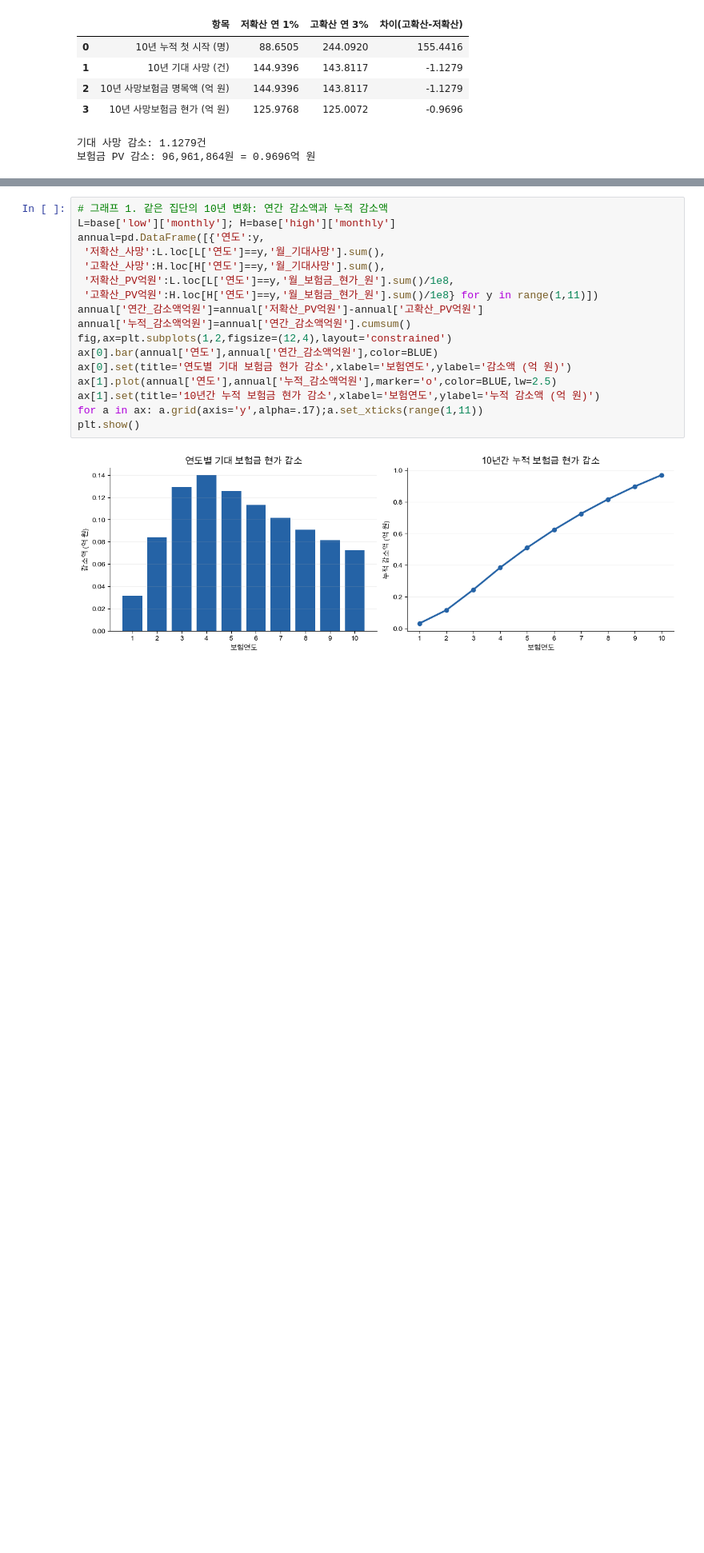
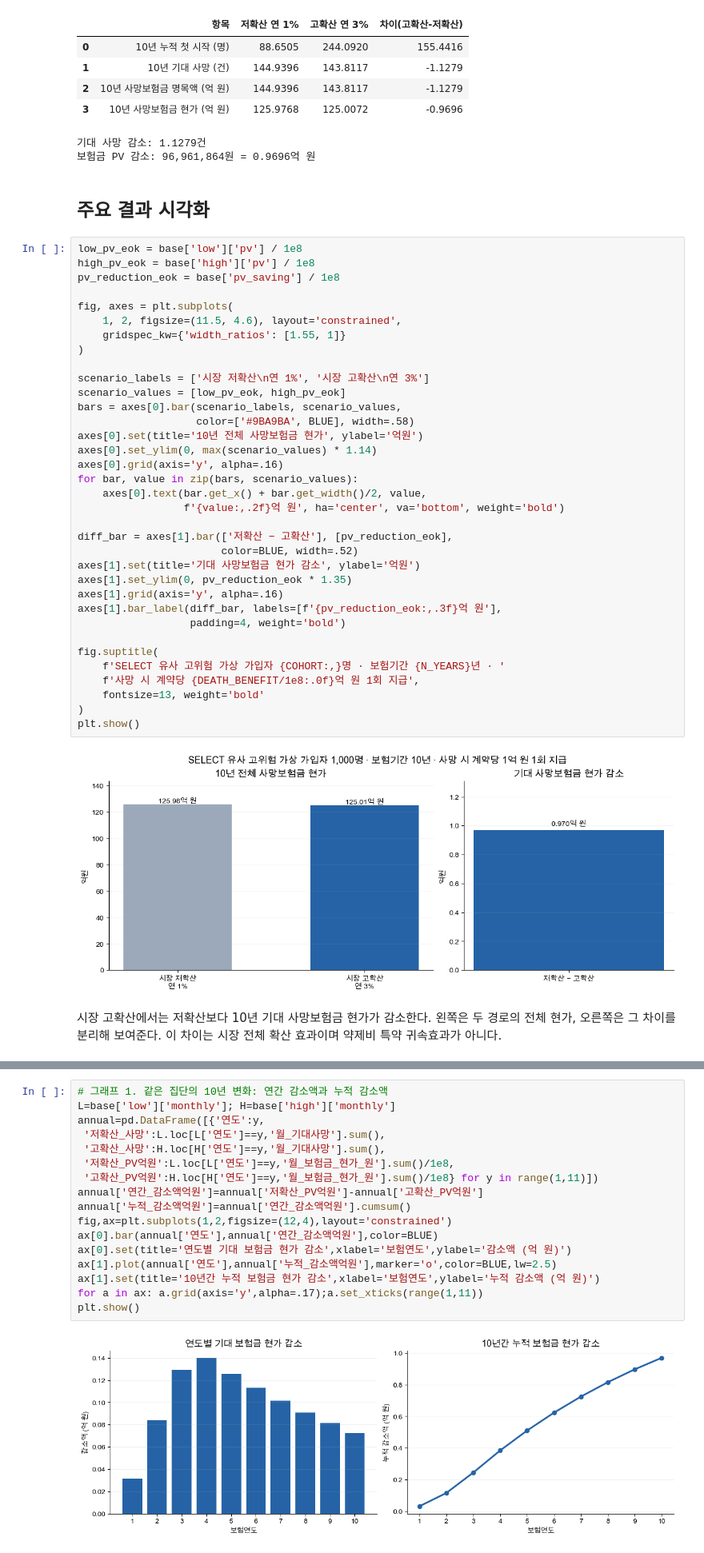
Before and after one commit to Dana-J2/glp1_pricing_analysis, a Jupyter notebook: notebooks/impact/01_위고비_사망보장_국내연구.ipynb, the cells around one changed output, grey strips where cells are left out. Shown at 80% size. Drawn from its saved outputs; the diff is of its cells as text; blank space fills up the shorter version.

```diff
--- a/notebooks/impact/01_위고비_사망보장_국내연구.ipynb
+++ b/notebooks/impact/01_위고비_사망보장_국내연구.ipynb
@@ -199,4 +193,45 @@ assert abs(base['high']['deaths']-143.81)<.1
 | 3 | 10년 사망보험금 현가 (억 원) | 125.9768 | 125.0072 | -0.9696 |
 기대 사망 감소: 1.1279건
 보험금 PV 감소: 96,961,864원 = 0.9696억 원
+# %% [markdown]
+## 주요 결과 시각화
+# %%
+low_pv_eok = base['low']['pv'] / 1e8
+high_pv_eok = base['high']['pv'] / 1e8
+pv_reduction_eok = base['pv_saving'] / 1e8
+
+fig, axes = plt.subplots(
+    1, 2, figsize=(11.5, 4.6), layout='constrained',
+    gridspec_kw={'width_ratios': [1.55, 1]}
+)
+
+scenario_labels = ['시장 저확산\n연 1%', '시장 고확산\n연 3%']
+scenario_values = [low_pv_eok, high_pv_eok]
+bars = axes[0].bar(scenario_labels, scenario_values,
+                   color=['#9BA9BA', BLUE], width=.58)
+axes[0].set(title='10년 전체 사망보험금 현가', ylabel='억원')
+axes[0].set_ylim(0, max(scenario_values) * 1.14)
+axes[0].grid(axis='y', alpha=.16)
+for bar, value in zip(bars, scenario_values):
+    axes[0].text(bar.get_x() + bar.get_width()/2, value,
+                 f'{value:,.2f}억 원', ha='center', va='bottom', weight='bold')
+
+diff_bar = axes[1].bar(['저확산 − 고확산'], [pv_reduction_eok],
+                       color=BLUE, width=.52)
+axes[1].set(title='기대 사망보험금 현가 감소', ylabel='억원')
+axes[1].set_ylim(0, pv_reduction_eok * 1.35)
+axes[1].grid(axis='y', alpha=.16)
+axes[1].bar_label(diff_bar, labels=[f'{pv_reduction_eok:,.3f}억 원'],
+                  padding=4, weight='bold')
+
+fig.suptitle(
+    f'SELECT 유사 고위험 가상 가입자 {COHORT:,}명 · 보험기간 {N_YEARS}년 · '
+    f'사망 시 계약당 {DEATH_BENEFIT/1e8:.0f}억 원 1회 지급',
+    fontsize=13, weight='bold'
+)
+plt.show()
+# %% [output]
+[figure, added]
+# %% [markdown]
+시장 고확산에서는 저확산보다 10년 기대 사망보험금 현가가 감소한다. 왼쪽은 두 경로의 전체 현가, 오른쪽은 그 차이를 분리해 보여준다.  이 차이는 시장 전체 확산 효과이며 약제비 특약 귀속효과가 아니다.
 # %% [markdown]
```
Also changed, not shown: parts of 30 cells of this notebook, 5 other files.
